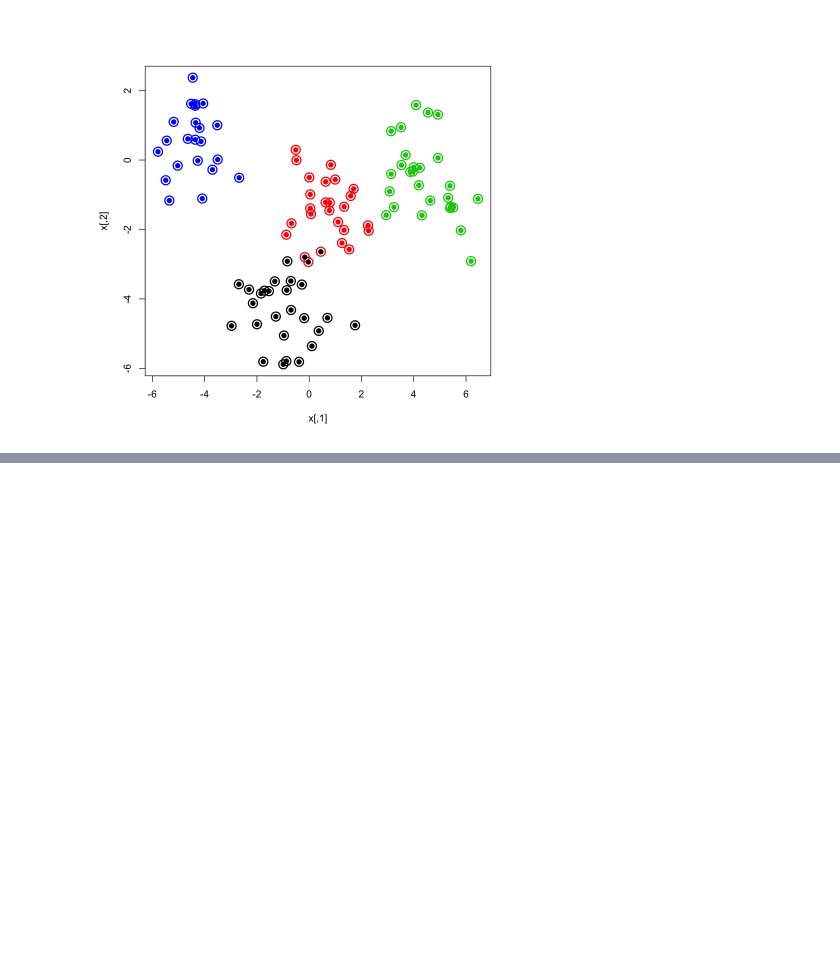
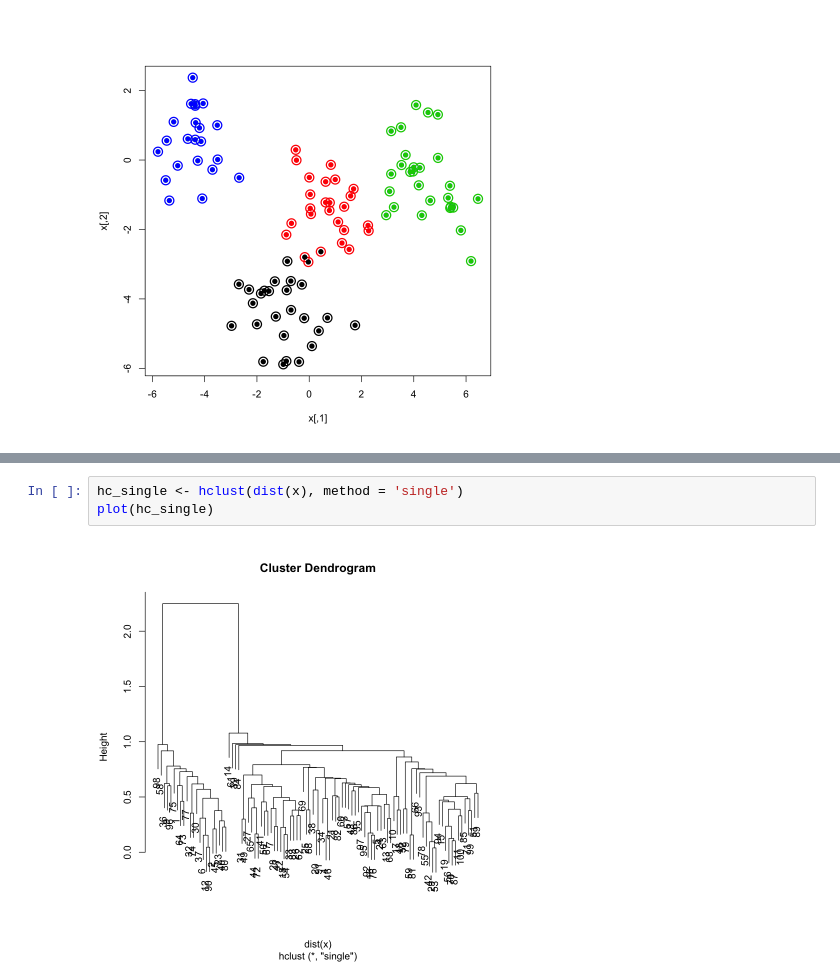
Before and after one commit to felixm3/coursework-workshops-bootcamps-lectures-etc, a Jupyter notebook: ISLR-v2/220606_R_Cap12_Unsupervised_Learning.ipynb, the cells around one changed output, grey strips where cells are left out. Cells and saved outputs as stored; diff of their text form; blank space fills up the shorter version.

```diff
--- a/ISLR-v2/220606_R_Cap12_Unsupervised_Learning.ipynb
+++ b/ISLR-v2/220606_R_Cap12_Unsupervised_Learning.ipynb
@@ -186,0 +194,5 @@ which_clust  1  2  3  4
+# %%
+hc_single <- hclust(dist(x), method = 'single')
+plot(hc_single)
+# %% [output]
+[figure, added]
```
Also changed, not shown: parts of 5 cells of this notebook.
